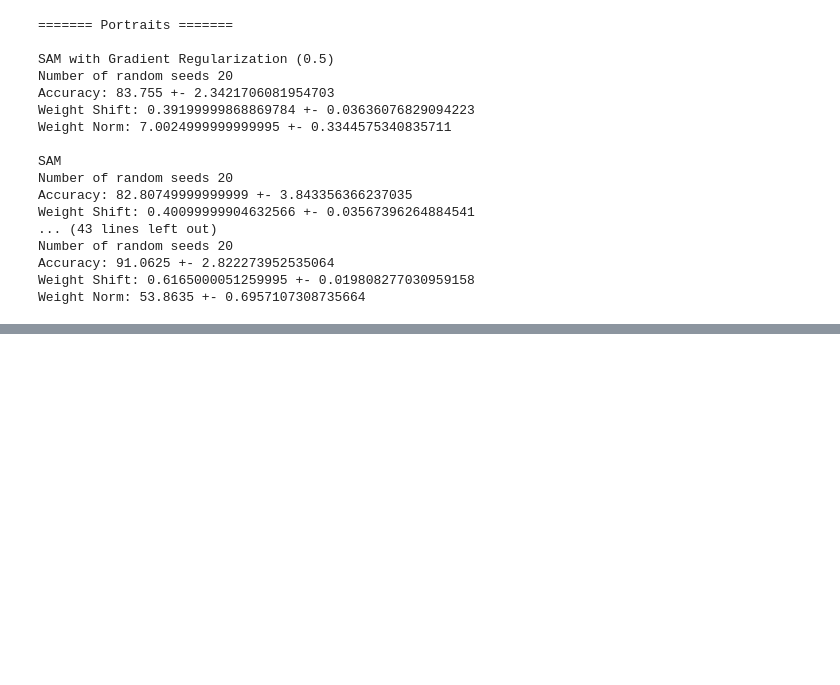
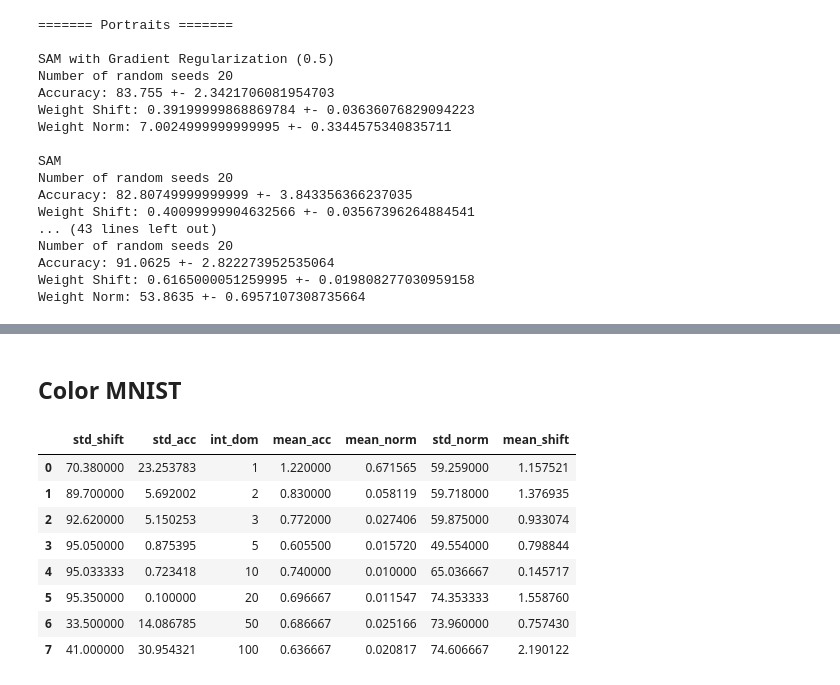
Before and after one commit to samjschapiro/GOAT, a Jupyter notebook: results_neurips.ipynb, the cells around one changed output, grey strips where cells are left out. Drawn from its saved outputs; the diff is of its cells as text; code cells hidden in the pictures; blank space fills up the shorter version.

```diff
--- a/results_neurips.ipynb
+++ b/results_neurips.ipynb
@@ -78,3 +78,17 @@ Number of random seeds 20
 Accuracy: 91.0625 +- 2.822273952535064
 Weight Shift: 0.6165000051259995 +- 0.019808277030959158
 Weight Norm: 53.8635 +- 0.6957107308735664
+# %%
+import pandas as pd
+def get_df_results(df_list):
+    index = 0
+    for daf in df_list:
+        new_df = pd.DataFrame([[daf['self_train_accuracy'].mean(), daf['self_train_accuracy'].std(), daf['intermediate_domains'].iloc[0],
+                                daf['weight_shift'].mean(), daf['weight_shift'].std(), daf['weight_norm'].mean(), daf['weight_norm'].std()]],
+                              columns={'mean_acc', 'std_acc', 'int_dom', 'mean_shift', 'std_shift', 'mean_norm', 'std_norm'})
+        if index == 0:
+            nd = new_df
+        else:
+            nd = pd.concat([nd, new_df])
+        index +=1
+    return nd.reset_index(drop=True)
@@ -80,0 +178,39 @@ Weight Norm: 53.8635 +- 0.6957107308735664
+# %% [markdown]
+## Color MNIST
+# %%
+
+df = pd.read_csv('logs/color_mnist_opt:sam_grad_reg:0_num_int_dom:5.txt')
+df1 = pd.read_csv('logs/color_mnist_opt:sam_grad_reg:0.0_hes_reg:1_num_int_dom:10.txt')
+df2 = pd.read_csv('logs/color_mnist_opt:sam_grad_reg:0.0_hes_reg:1_num_int_dom:20.txt')
+df3 = pd.read_csv('logs/color_mnist_opt:sam_grad_reg:0.0_hes_reg:1_num_int_dom:50.txt')
+df4 = pd.read_csv('logs/color_mnist_opt:sam_grad_reg:0.0_hes_reg:1_num_int_dom:100.txt')
+df5 = pd.read_csv('logs/color_mnist_opt:sam_grad_reg:0.0_hes_reg:1_num_int_dom:1.txt')
+df6 = pd.read_csv('logs/color_mnist_opt:sam_grad_reg:0.0_hes_reg:1_num_int_dom:2.txt')
+df7 = pd.read_csv('logs/color_mnist_opt:sam_grad_reg:0.0_hes_reg:1_num_int_dom:3.txt')
+df_list = [ df5, df6, df7, df, df1, df2, df3, df4]
+
+color_mnist_sam = get_df_results(df_list)
+
+df = pd.read_csv('logs/color_mnist_opt:adam_grad_reg:0.1_num_int_dom:5.txt')
+df1 = pd.read_csv('logs/color_mnist_opt:adam_grad_reg:0.0_hes_reg:1_num_int_dom:10.txt')
+df2 = pd.read_csv('logs/color_mnist_opt:adam_grad_reg:0.0_hes_reg:1_num_int_dom:20.txt')
+df3 = pd.read_csv('logs/color_mnist_opt:adam_grad_reg:0.0_hes_reg:1_num_int_dom:50.txt')
+df4 = pd.read_csv('logs/color_mnist_opt:adam_grad_reg:0.0_hes_reg:1_num_int_dom:100.txt')
+df5 = pd.read_csv('logs/color_mnist_opt:adam_grad_reg:0.0_hes_reg:1_num_int_dom:1.txt')
+df6 = pd.read_csv('logs/color_mnist_opt:adam_grad_reg:0.0_hes_reg:1_num_int_dom:2.txt')
+df7 = pd.read_csv('logs/color_mnist_opt:adam_grad_reg:0.0_hes_reg:1_num_int_dom:3.txt')
+df_list = [ df5, df6, df7, df, df1, df2, df3, df4]
+
+color_mnist_adam = get_df_results(df_list)
+# %%
+color_mnist_sam
+# %% [output]
+|  | std_shift | std_acc | int_dom | mean_acc | mean_norm | std_norm | mean_shift |
+| 0 | 70.380000 | 23.253783 | 1 | 1.220000 | 0.671565 | 59.259000 | 1.157521 |
+| 1 | 89.700000 | 5.692002 | 2 | 0.830000 | 0.058119 | 59.718000 | 1.376935 |
+| 2 | 92.620000 | 5.150253 | 3 | 0.772000 | 0.027406 | 59.875000 | 0.933074 |
+| 3 | 95.050000 | 0.875395 | 5 | 0.605500 | 0.015720 | 49.554000 | 0.798844 |
+| 4 | 95.033333 | 0.723418 | 10 | 0.740000 | 0.010000 | 65.036667 | 0.145717 |
+| 5 | 95.350000 | 0.100000 | 20 | 0.696667 | 0.011547 | 74.353333 | 1.558760 |
+| 6 | 33.500000 | 14.086785 | 50 | 0.686667 | 0.025166 | 73.960000 | 0.757430 |
+| 7 | 41.000000 | 30.954321 | 100 | 0.636667 | 0.020817 | 74.606667 | 2.190122 |
```
Also changed, not shown: parts of 10 cells of this notebook, 43 other files.
